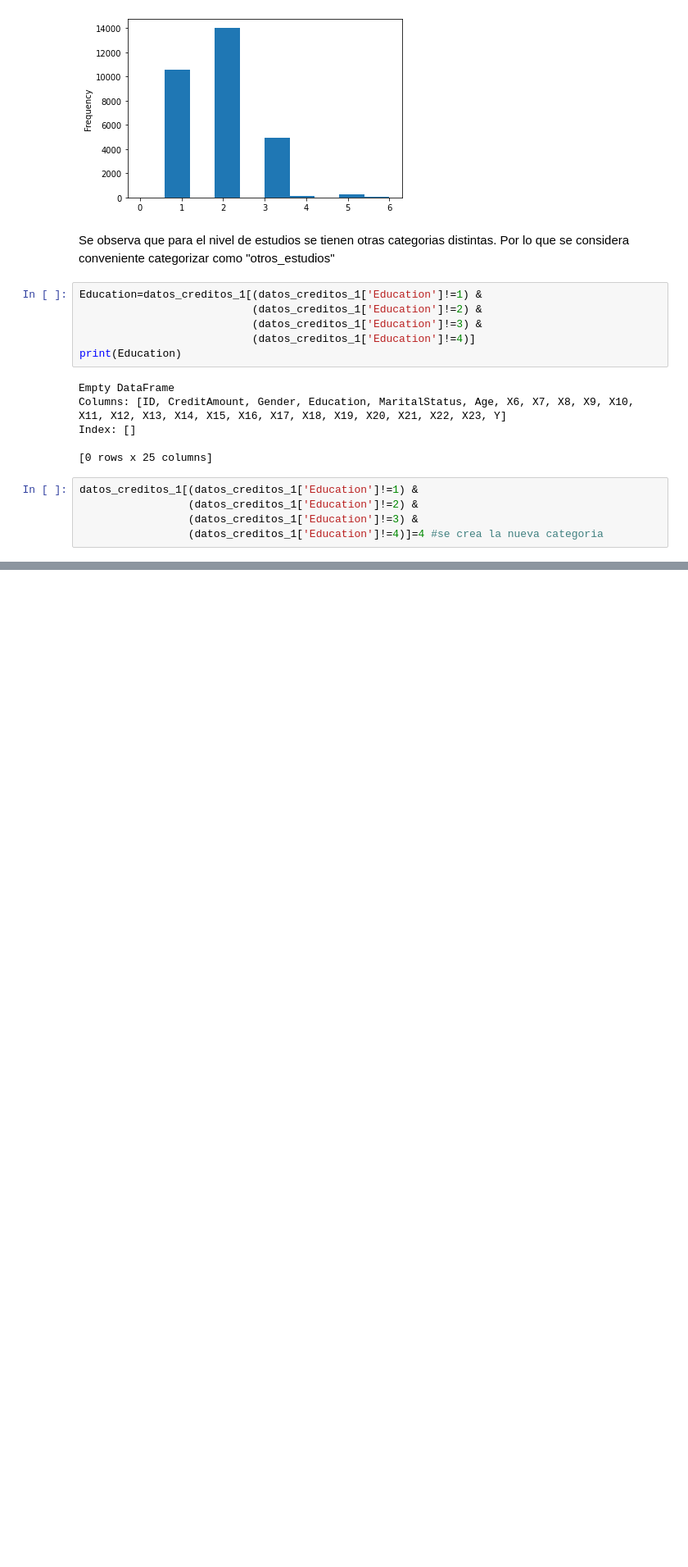
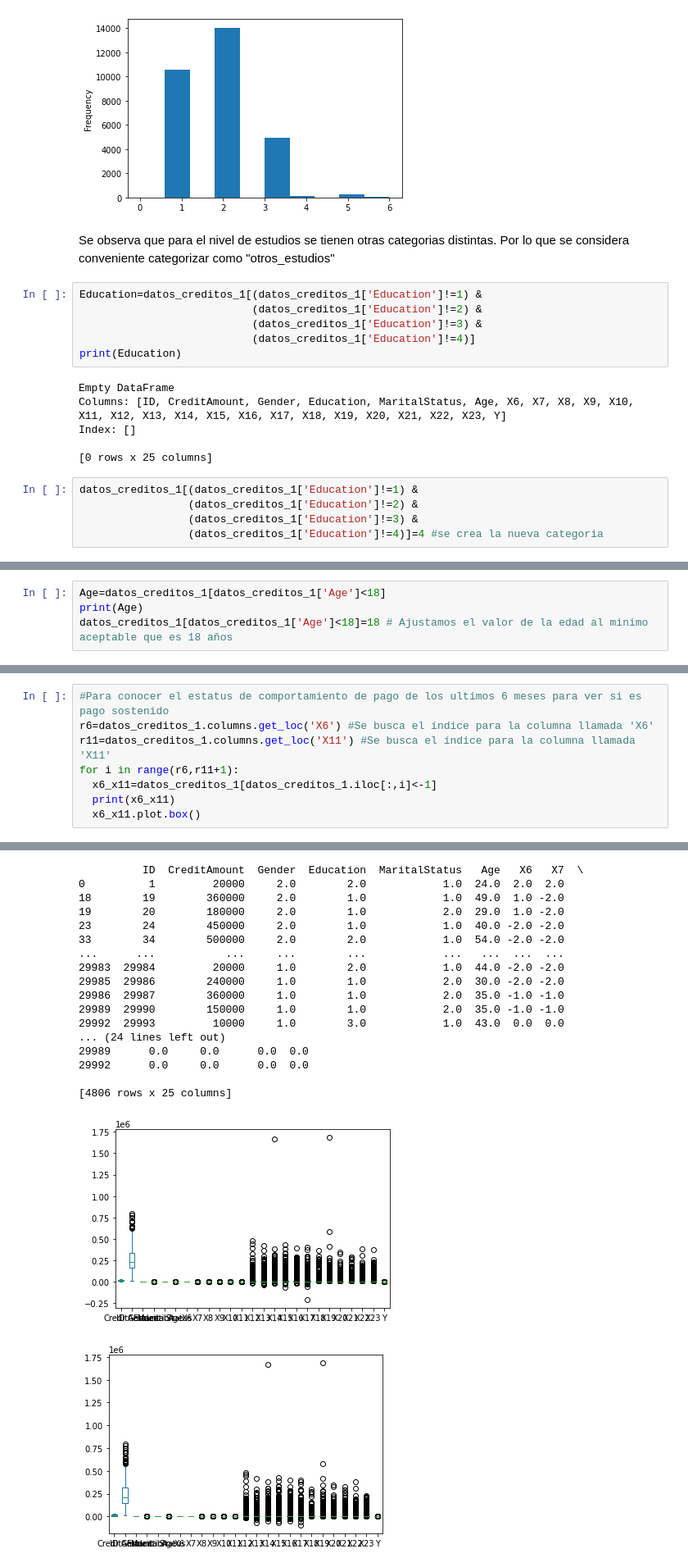
Before and after one commit to PosgradoMNA/actividades-de-aprendizaje-DalinaV, a Jupyter notebook: Actividad_1_Semana3_A01793258.ipynb, the cells around one changed output, grey strips where cells are left out. Shown at 82% size. Drawn from its saved outputs; the diff is of its cells as text; blank space fills up the shorter version.

```diff
--- a/Actividad_1_Semana3_A01793258.ipynb
+++ b/Actividad_1_Semana3_A01793258.ipynb
@@ -228,0 +284,4 @@ datos_creditos_1[(datos_creditos_1['Education']!=1) &
+# %%
+Age=datos_creditos_1[datos_creditos_1['Age']<18]
+print(Age)
+datos_creditos_1[datos_creditos_1['Age']<18]=18 # Ajustamos el valor de la edad al minimo aceptable que es 18 años
@@ -228,0 +296,9 @@ datos_creditos_1[(datos_creditos_1['Education']!=1) &
+# %%
+#Para conocer el estatus de comportamiento de pago de los ultimos 6 meses para ver si es pago sostenido
+r6=datos_creditos_1.columns.get_loc('X6') #Se busca el índice para la columna llamada 'X6'
+r11=datos_creditos_1.columns.get_loc('X11') #Se busca el índice para la columna llamada 'X11'
+for i in range(r6,r11+1):
+  x6_x11=datos_creditos_1[datos_creditos_1.iloc[:,i]<-1]
+  print(x6_x11)
+  x6_x11.plot.box()
+# %% [output]
@@ -228,0 +356,19 @@ datos_creditos_1[(datos_creditos_1['Education']!=1) &
+          ID  CreditAmount  Gender  Education  MaritalStatus   Age   X6   X7  \
+0          1         20000     2.0        2.0            1.0  24.0  2.0  2.0
+18        19        360000     2.0        1.0            1.0  49.0  1.0 -2.0
+19        20        180000     2.0        1.0            2.0  29.0  1.0 -2.0
+23        24        450000     2.0        1.0            1.0  40.0 -2.0 -2.0
+33        34        500000     2.0        2.0            1.0  54.0 -2.0 -2.0
+...      ...           ...     ...        ...            ...   ...  ...  ...
+29983  29984         20000     1.0        2.0            1.0  44.0 -2.0 -2.0
+29985  29986        240000     1.0        1.0            2.0  30.0 -2.0 -2.0
+29986  29987        360000     1.0        1.0            2.0  35.0 -1.0 -1.0
+29989  29990        150000     1.0        1.0            2.0  35.0 -1.0 -1.0
+29992  29993         10000     1.0        3.0            1.0  43.0  0.0  0.0
+... (24 lines left out)
+29989      0.0     0.0      0.0  0.0
+29992      0.0     0.0      0.0  0.0
+
+[4806 rows x 25 columns]
+[figure, added]
+[figure, added]
```
Also changed, not shown: parts of 45 cells of this notebook.
